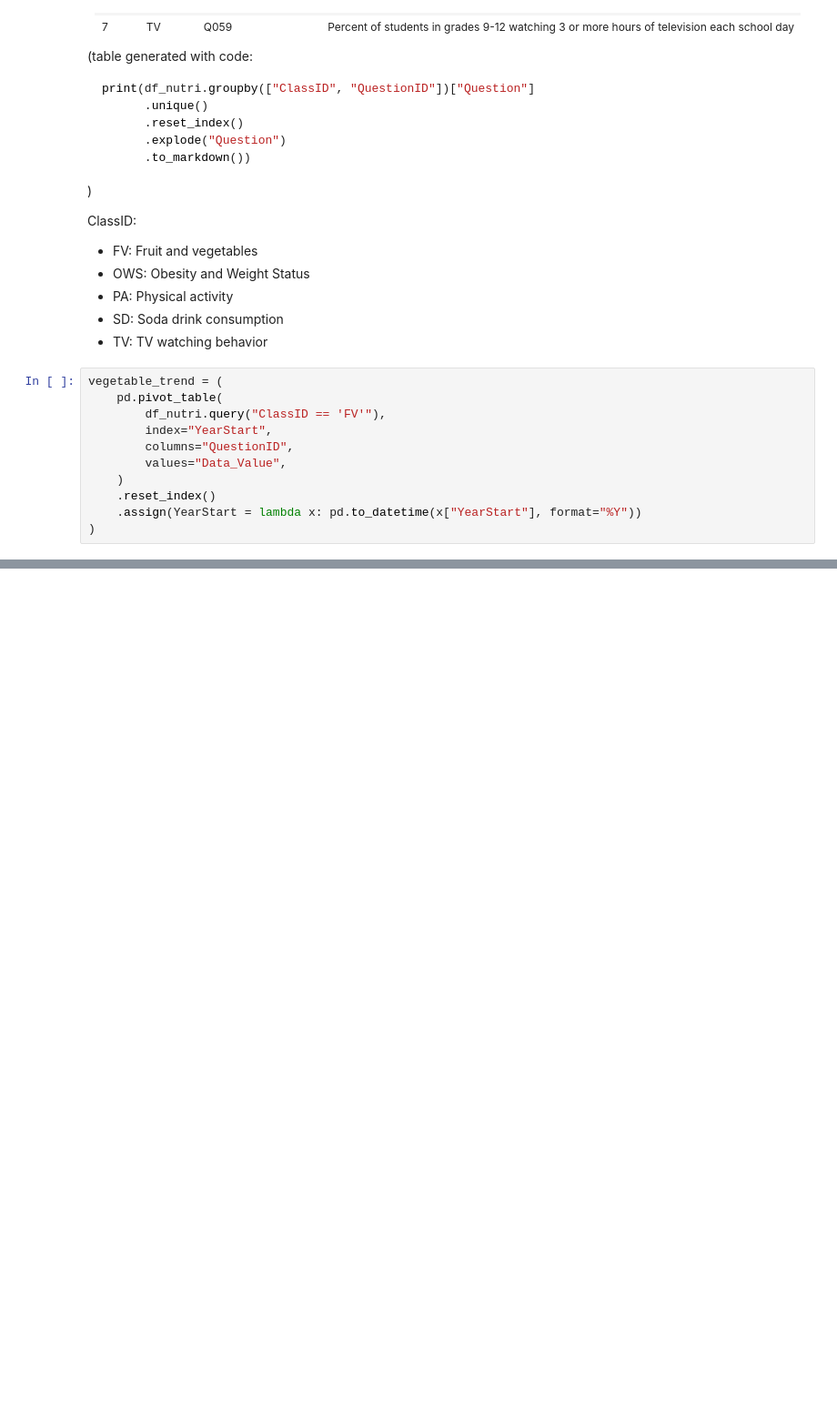
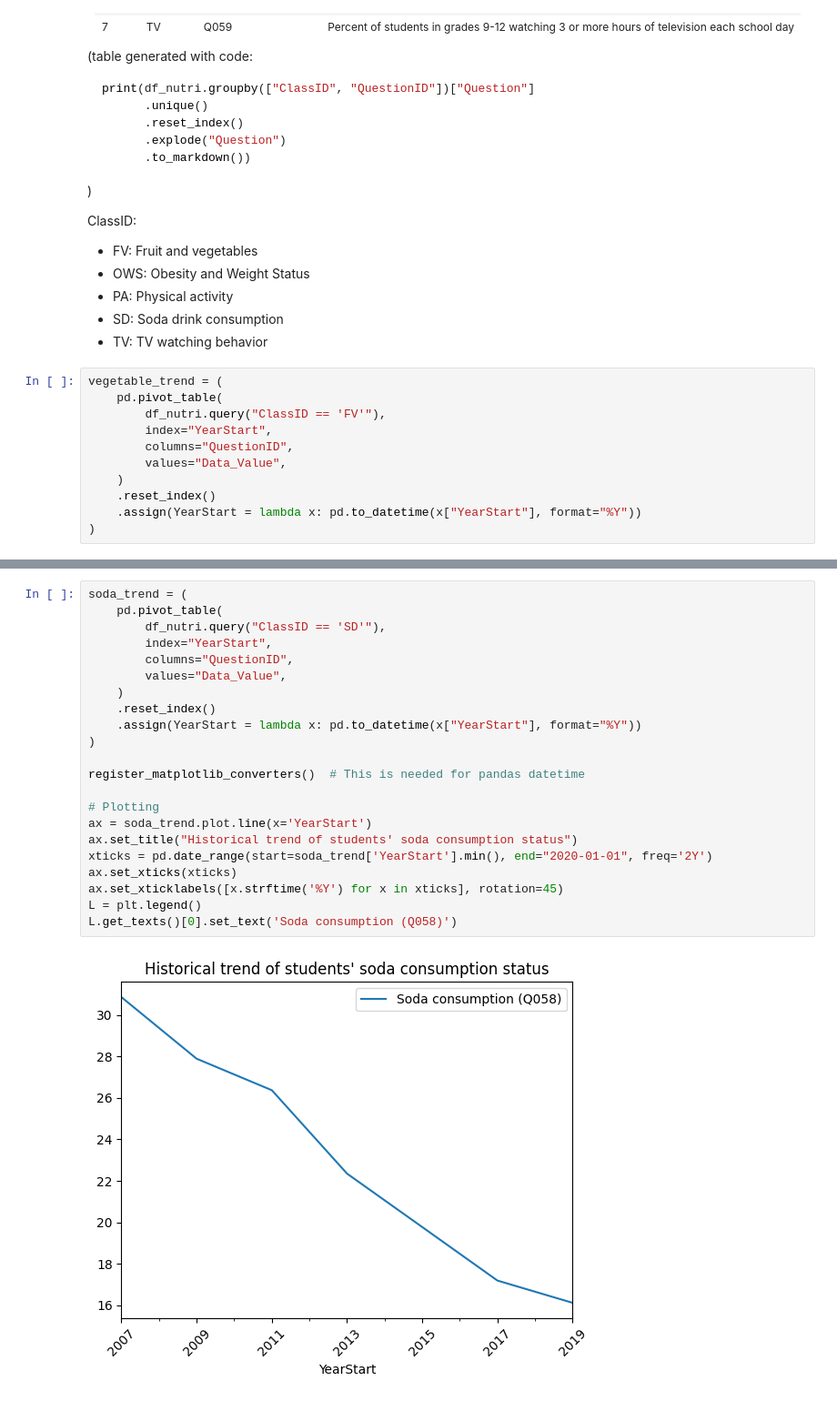
Before and after one commit to Ludougan123234/si618-project, a Jupyter notebook: nb/randy.ipynb, the cells around one changed output, grey strips where cells are left out. Shown at 91% size. Saved outputs shown, nothing was run; the diff lists cells and outputs as text; blank space fills up the shorter version.

Commit message:
Add soda consumption stat

```diff
--- a/nb/randy.ipynb
+++ b/nb/randy.ipynb
@@ -149,0 +160,24 @@ L.get_texts()[1].set_text('Overweight (Q039)')
+# %%
+soda_trend = (
+    pd.pivot_table(
+        df_nutri.query("ClassID == 'SD'"),
+        index="YearStart",
+        columns="QuestionID",
+        values="Data_Value",
+    )
+    .reset_index()
+    .assign(YearStart = lambda x: pd.to_datetime(x["YearStart"], format="%Y"))
+)
+
+register_matplotlib_converters()  # This is needed for pandas datetime
+
+# Plotting
+ax = soda_trend.plot.line(x='YearStart')
+ax.set_title("Historical trend of students' soda consumption status")
+xticks = pd.date_range(start=soda_trend['YearStart'].min(), end="2020-01-01", freq='2Y')
+ax.set_xticks(xticks)
+ax.set_xticklabels([x.strftime('%Y') for x in xticks], rotation=45)
+L = plt.legend()
+L.get_texts()[0].set_text('Soda consumption (Q058)')
+# %% [output]
+[figure, added]
```
Also changed, not shown: parts of 6 cells of this notebook, 1 other file.
